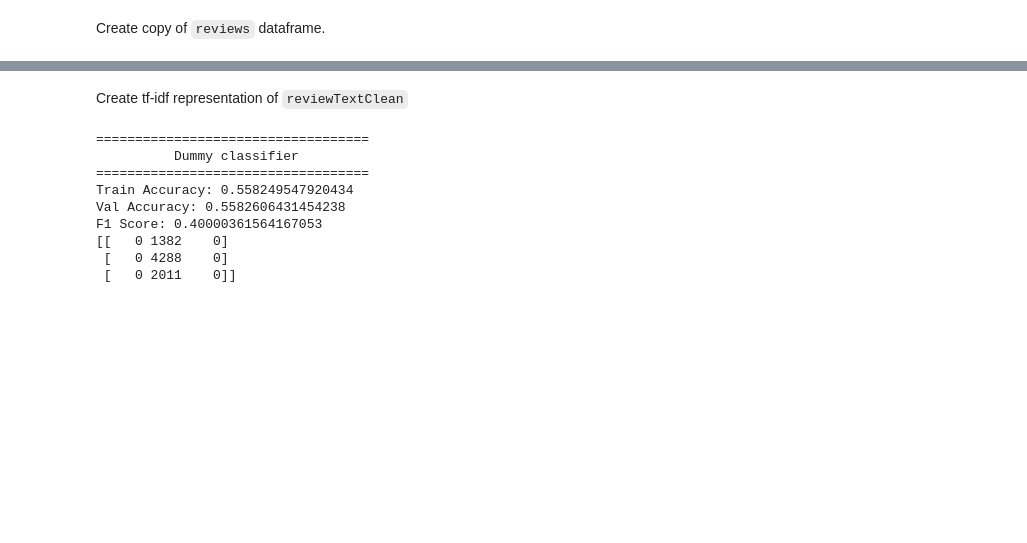
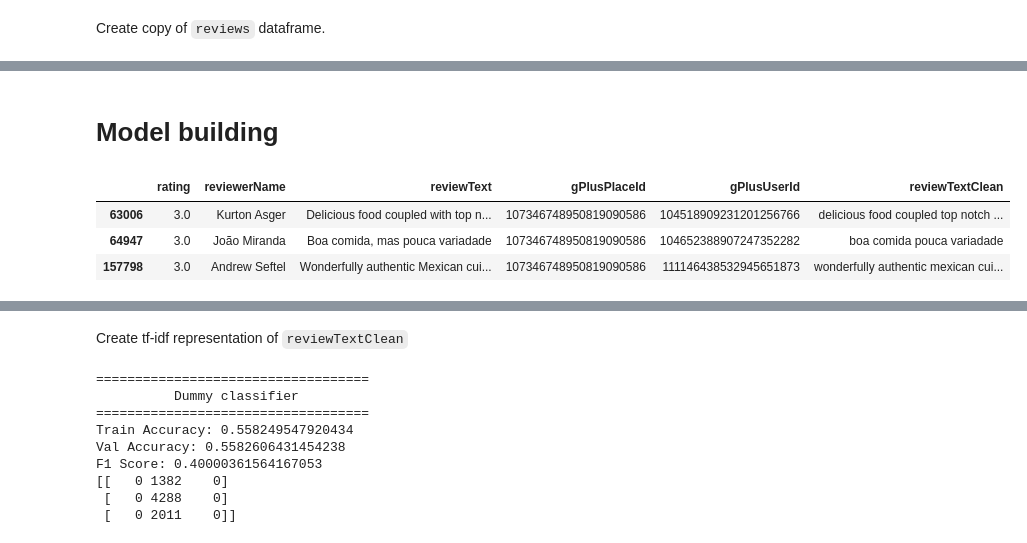
Before and after one commit to jesperhauch/GoogleLocalReviews, a Jupyter notebook: NLPClassification.ipynb, the cells around one changed output, grey strips where cells are left out. Drawn from its saved outputs; the diff is of its cells as text; code cells hidden in the pictures; blank space fills up the shorter version.

```diff
--- a/NLPClassification.ipynb
+++ b/NLPClassification.ipynb
@@ -14,0 +98,2 @@ df = df.loc[:, ["price", "rating", "gPlusPlaceId", "reviewTextClean"]]
+# %% [markdown]
+# Model building
@@ -15,3 +102,10 @@ df = df.loc[:, ["price", "rating", "gPlusPlaceId", "reviewTextClean"]]
+# %%
+reviews[(reviews.gPlusPlaceId == "107346748950819090586") & (reviews.rating == 3.0)]
+# %% [output]
+|  | rating | reviewerName | reviewText | gPlusPlaceId | gPlusUserId | reviewTextClean |
+| 63006 | 3.0 | Kurton Asger | Delicious food coupled with top n... | 107346748950819090586 | 104518909231201256766 | delicious food coupled top notch ... |
+| 64947 | 3.0 | João Miranda | Boa comida, mas pouca variadade | 107346748950819090586 | 104652388907247352282 | boa comida pouca variadade |
+| 157798 | 3.0 | Andrew Seftel | Wonderfully authentic Mexican cui... | 107346748950819090586 | 111146438532945651873 | wonderfully authentic mexican cui... |
 # %%
 df
 # %% [output]
```
Also changed, not shown: parts of 17 cells of this notebook, 1 other file.
